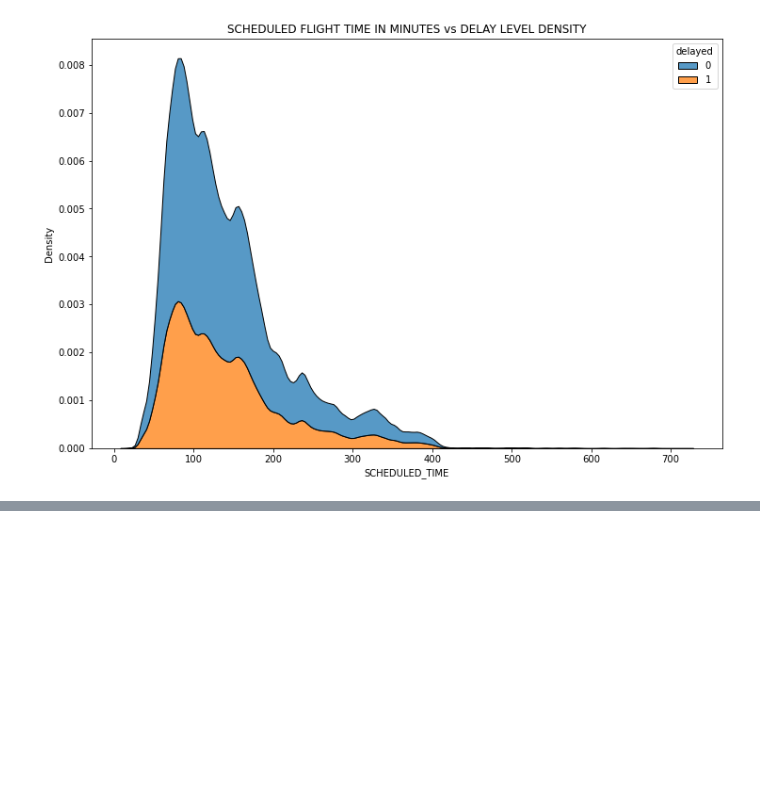
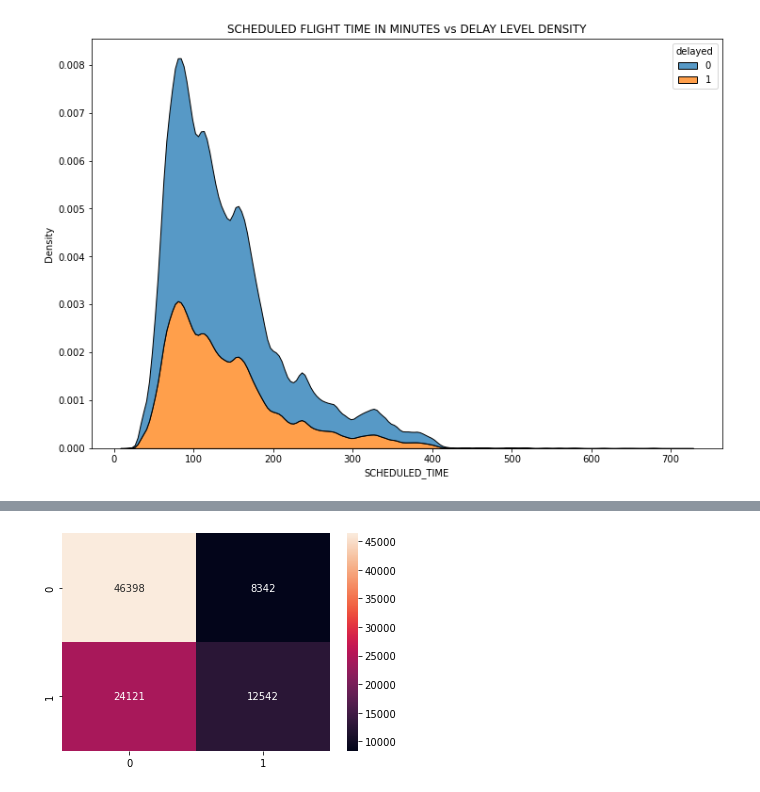
Before and after one commit to AleksanderWernik/2015_Flight_Delays, a Jupyter notebook: flights/flights.ipynb, the cells around one changed output, grey strips where cells are left out. Cells and saved outputs as stored; diff of their text form; code cells hidden in the pictures; blank space fills up the shorter version.

```diff
--- a/flights/flights.ipynb
+++ b/flights/flights.ipynb
@@ -1497,0 +788,10 @@ plt.show()
+# %%
+param_grid_LGBM = {'learning_rate': [0.01, 0.1],
+                 'n_estimators': [200, 300],
+                 'max_depth': [4, 5],
+                 'random_state': [1]
+                }
+
+lgbm = LGBMClassifier(class_weight={0:37.2, 1:62.8})
+grid_LGBM = GridSearchCV(lgbm, param_grid_LGBM, cv=5, n_jobs=-1, scoring='roc_auc', verbose=1)
+grid_LGBM.fit(X_train, y_train)
@@ -1497,0 +851,2 @@ plt.show()
+# %%
+study = optuna.create_study(direction='maximize')
@@ -1497,0 +875,10 @@ plt.show()
+# %%
+print('Number of finished trials: {}'.format(len(study.trials)))
+print('Best trial:')
+trial = study.best_trial
+
+print('  Value: {}'.format(trial.value))
+print('  Params: ')
+
+for key, value in trial.params.items():
+    print('    {}: {}'.format(key, value))
@@ -1497,0 +899,11 @@ plt.show()
+# %%
+# create a model with best parameters
+params = trial.params
+
+# fit model with best params
+model_cat_optuna = CatBoostClassifier(**params)
+model_cat_optuna.fit(X_train, y_train)
+
+cat_results_optuna = model_cat_optuna.predict(X_test)
+
+confusion_matrix(y_test, cat_results_optuna)
@@ -1497,0 +941,6 @@ plt.show()
+# %%
+cat_cm=confusion_matrix(y_test, cat_results_optuna)
+sns.heatmap(cat_cm, annot=True, fmt='d')
+plt.show()
+# %% [output]
+[figure, added]
```
Also changed, not shown: parts of 147 cells of this notebook.
